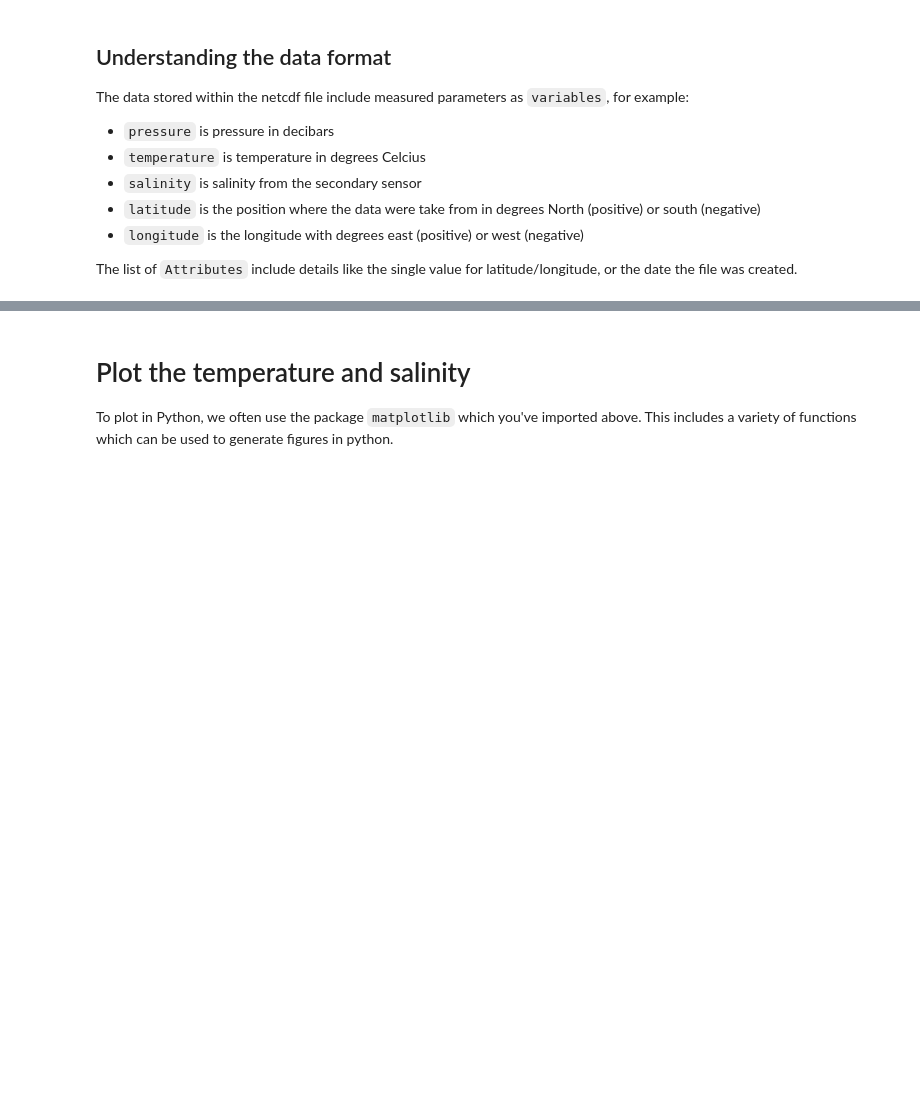
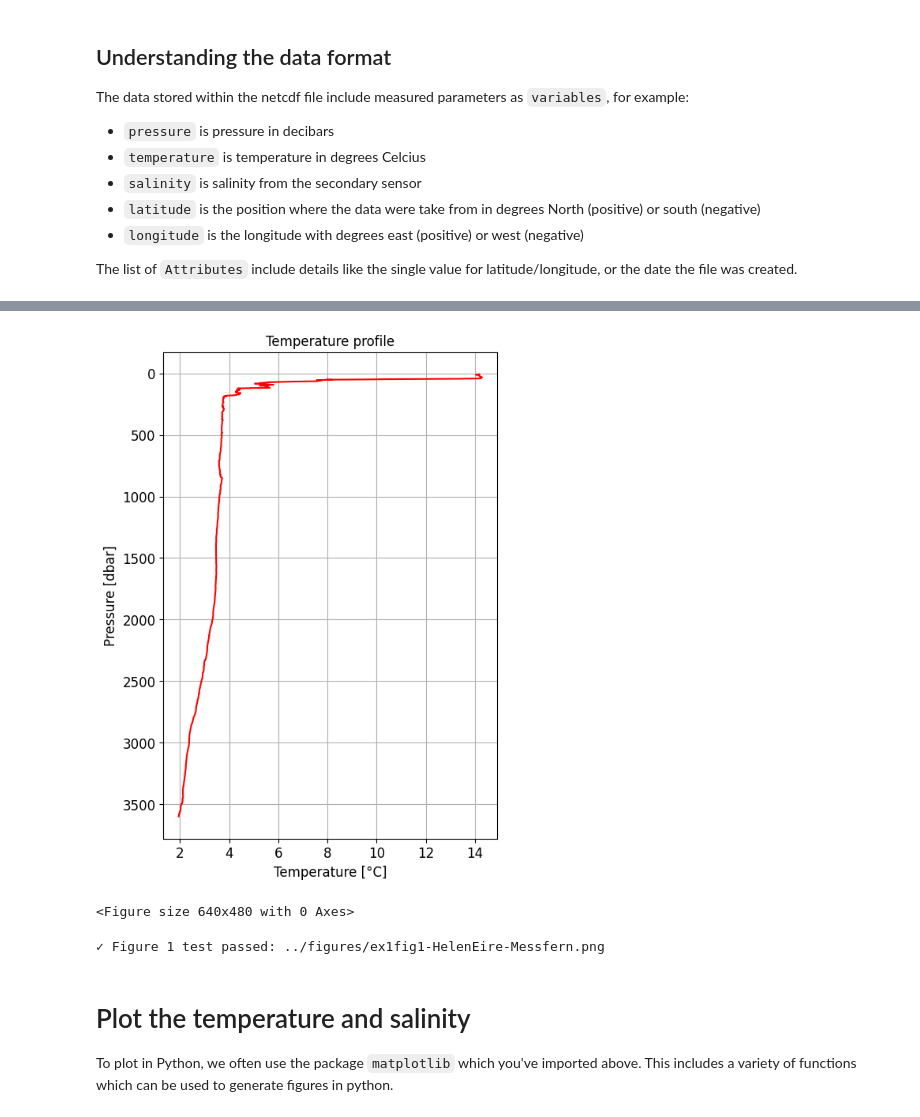
Before and after one commit to ifmeo-courses/messfern-1-ctd-HelenEire-1, a Jupyter notebook: src/assignment.ipynb, the cells around one changed output, grey strips where cells are left out. Drawn from its saved outputs; the diff is of its cells as text; code cells hidden in the pictures; blank space fills up the shorter version.

```diff
--- a/src/assignment.ipynb
+++ b/src/assignment.ipynb
@@ -214,3 +221,30 @@ KeyError: "No variable named 'temperature'. Did you mean one of ('temperature_2'
+# %%
+plt.figure(1,figsize=(12, 8))
+plt.subplot(1,2,2)
+plt.plot(ctd_ds[temp_string], ctd_ds[pres_string], color='red')
+plt.ylabel('Pressure [dbar]', fontsize=12)
+plt.xlabel('Temperature [°C]', fontsize=12)
+plt.title('Temperature profile', fontsize=12)
+plt.xticks(fontsize=12)
+plt.yticks(fontsize=12)
+plt.grid(True)
+plt.gca().invert_yaxis()
+plt.show()
+plt.savefig(figdir + 'ex1fig1-HelenEire-Messfern.png')
+#raise NotImplementedError()
+# %% [output]
+[figure, added]
+<Figure size 640x480 with 0 Axes>
+# %%
+# Test that Figure 1 was created correctly
+import glob
+fig1_files = glob.glob(figdir + 'ex1fig1-*-Messfern.png')
+assert len(fig1_files) > 0, "Figure 1 (ex1fig1-Sommerville-Messfern.png) was not created"
+for fig_file in fig1_files:
+    assert 'Sommerville' not in fig_file, f"Replace 'YourSommerville' with your actual name in: {fig_file}"
+print(f"✓ Figure 1 test passed: {fig1_files[0]}")
+# %% [output]
+✓ Figure 1 test passed: ../figures/ex1fig1-HelenEire-Messfern.png
 # %% [markdown]
 # Plot the temperature and salinity
 
```
Also changed, not shown: parts of 5 cells of this notebook.
